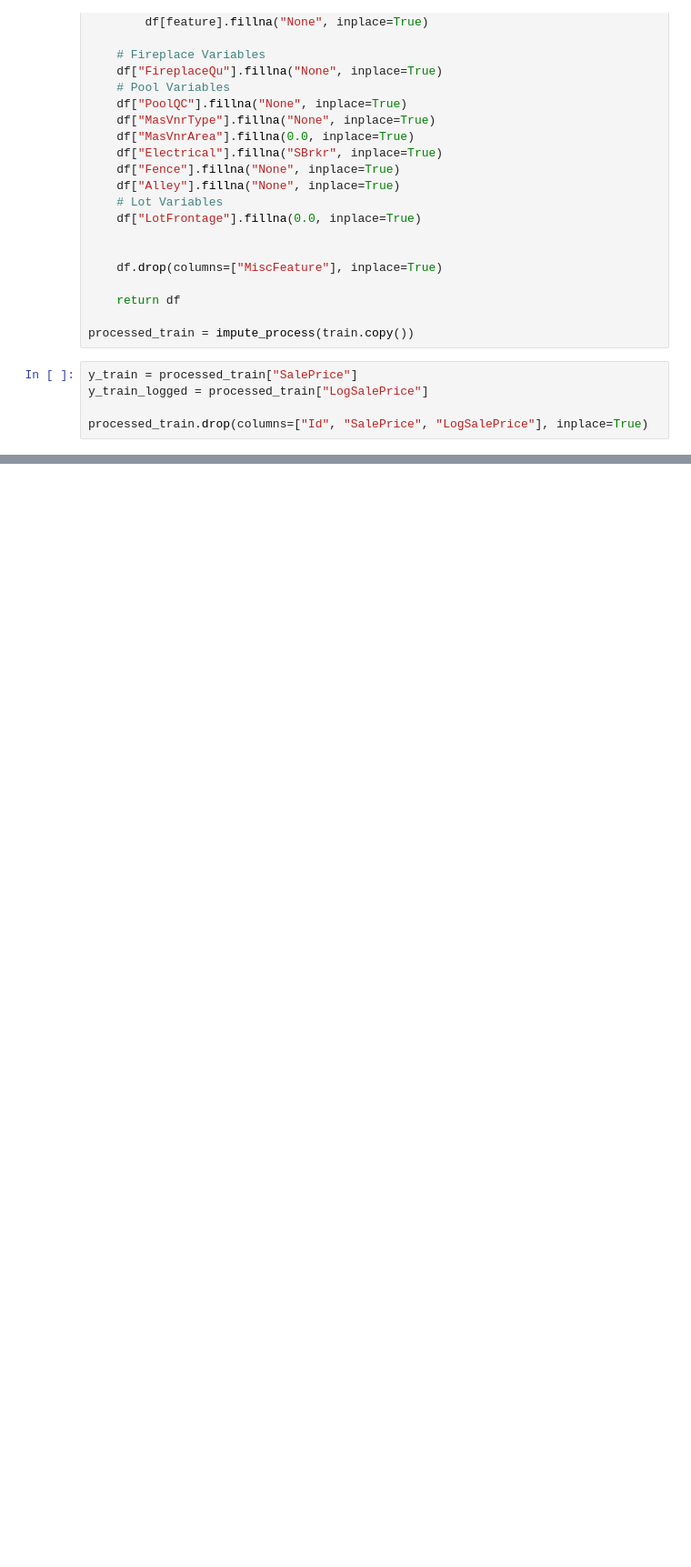
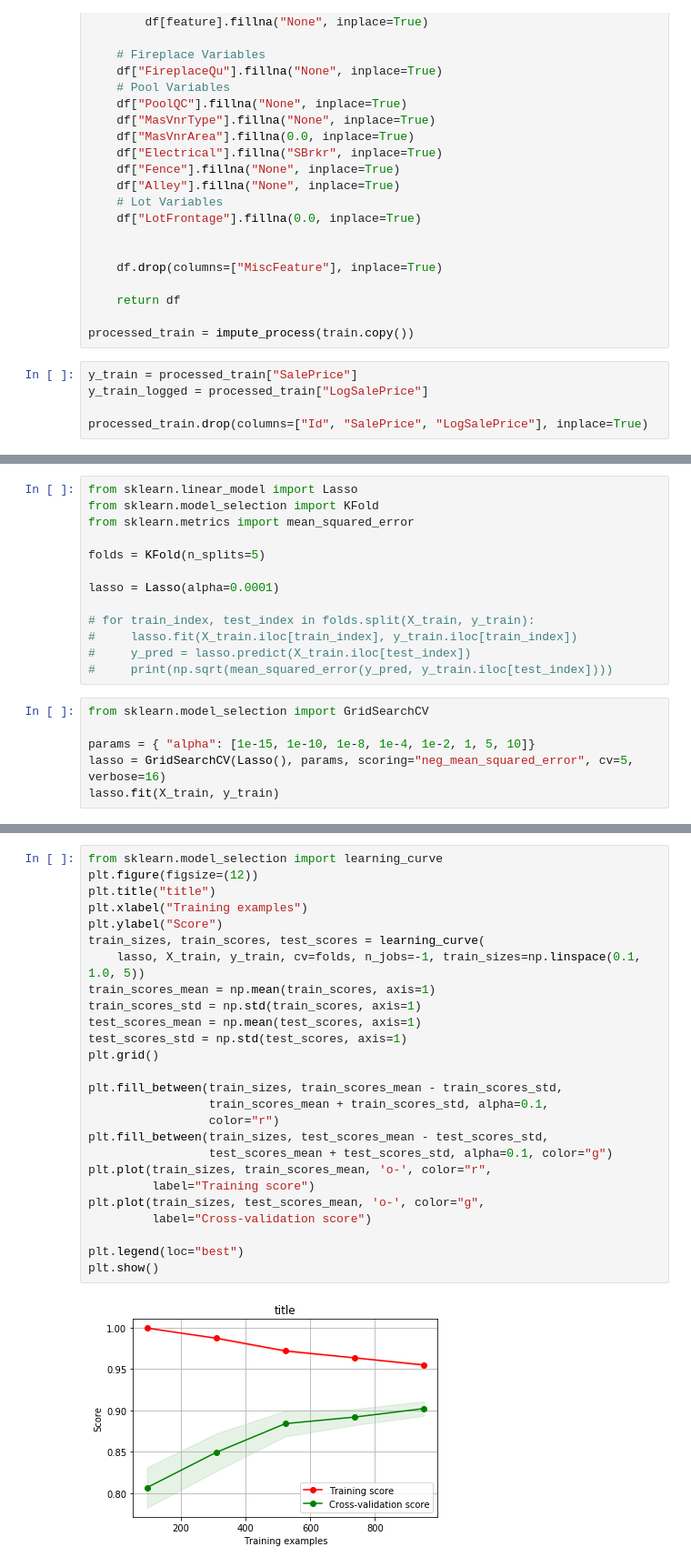
Before and after one commit to SatioO/HousingPrediction, a Jupyter notebook: Housing - Pride.ipynb, the cells around one changed output, grey strips where cells are left out. Shown at 91% size. Saved outputs shown, nothing was run; the diff lists cells and outputs as text; blank space fills up the shorter version.

Commit message:
feat(learningcurve)

```diff
--- a/Housing - Pride.ipynb
+++ b/Housing - Pride.ipynb
@@ -203,0 +177,19 @@ Shape of test features (210, 78)
+# %%
+from sklearn.linear_model import Lasso
+from sklearn.model_selection import KFold
+from sklearn.metrics import mean_squared_error
+
+folds = KFold(n_splits=5)
+
+lasso = Lasso(alpha=0.0001)
+
+# for train_index, test_index in folds.split(X_train, y_train):
+#     lasso.fit(X_train.iloc[train_index], y_train.iloc[train_index])
+#     y_pred = lasso.predict(X_train.iloc[test_index])
+#     print(np.sqrt(mean_squared_error(y_pred, y_train.iloc[test_index])))
+# %%
+from sklearn.model_selection import GridSearchCV
+
+params = { "alpha": [1e-15, 1e-10, 1e-8, 1e-4, 1e-2, 1, 5, 10]}
+lasso = GridSearchCV(Lasso(), params, scoring="neg_mean_squared_error", cv=5, verbose=16)
+lasso.fit(X_train, y_train)
@@ -203,0 +219,28 @@ Shape of test features (210, 78)
+# %%
+from sklearn.model_selection import learning_curve
+plt.figure(figsize=(12))
+plt.title("title")
+plt.xlabel("Training examples")
+plt.ylabel("Score")
+train_sizes, train_scores, test_scores = learning_curve(
+    lasso, X_train, y_train, cv=folds, n_jobs=-1, train_sizes=np.linspace(0.1, 1.0, 5))
+train_scores_mean = np.mean(train_scores, axis=1)
+train_scores_std = np.std(train_scores, axis=1)
+test_scores_mean = np.mean(test_scores, axis=1)
+test_scores_std = np.std(test_scores, axis=1)
+plt.grid()
+
+plt.fill_between(train_sizes, train_scores_mean - train_scores_std,
+                 train_scores_mean + train_scores_std, alpha=0.1,
+                 color="r")
+plt.fill_between(train_sizes, test_scores_mean - test_scores_std,
+                 test_scores_mean + test_scores_std, alpha=0.1, color="g")
+plt.plot(train_sizes, train_scores_mean, 'o-', color="r",
+         label="Training score")
+plt.plot(train_sizes, test_scores_mean, 'o-', color="g",
+         label="Cross-validation score")
+
+plt.legend(loc="best")
+plt.show()
+# %% [output]
+[figure, added]
```
Also changed, not shown: parts of 4 cells of this notebook.
